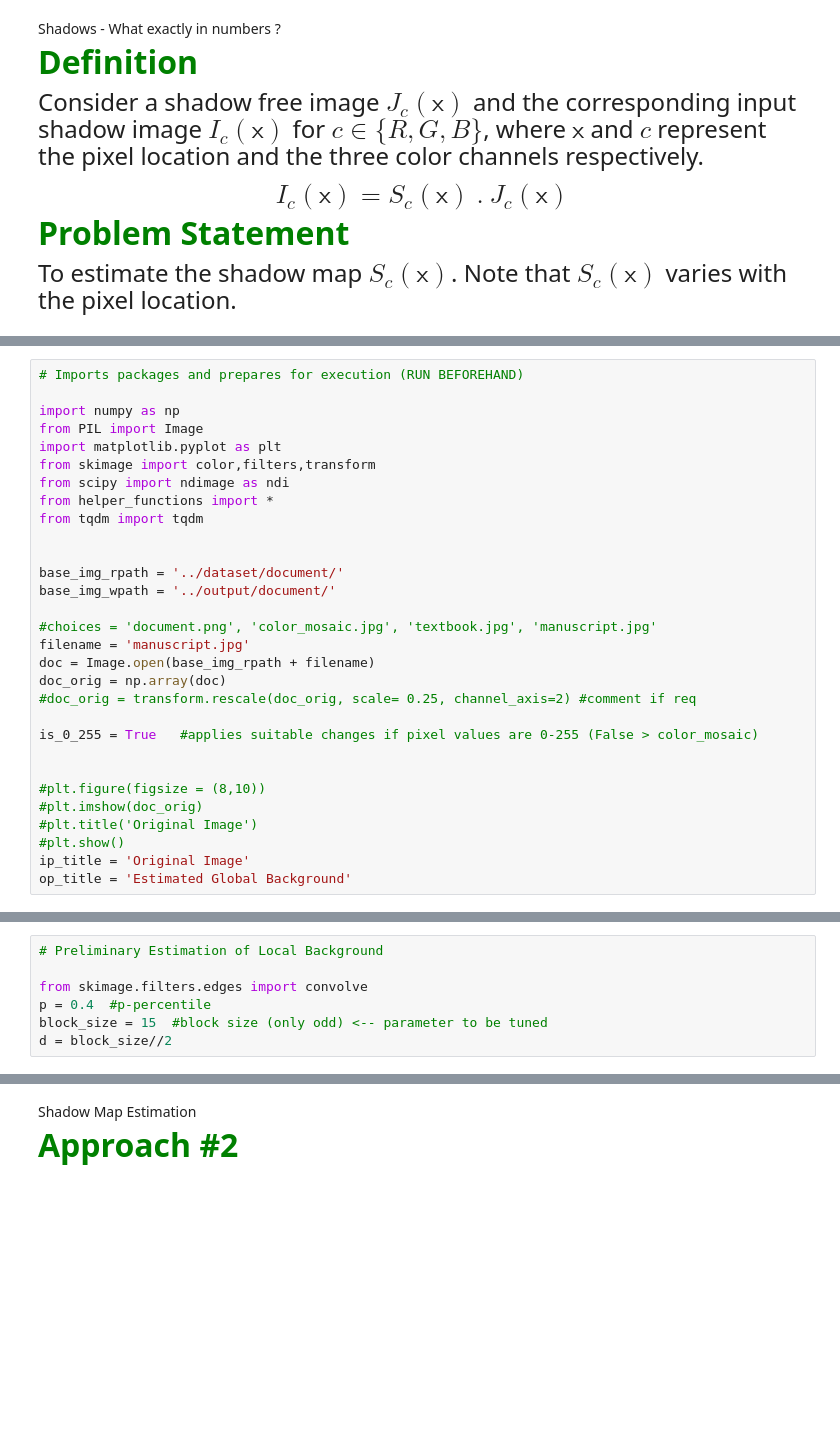
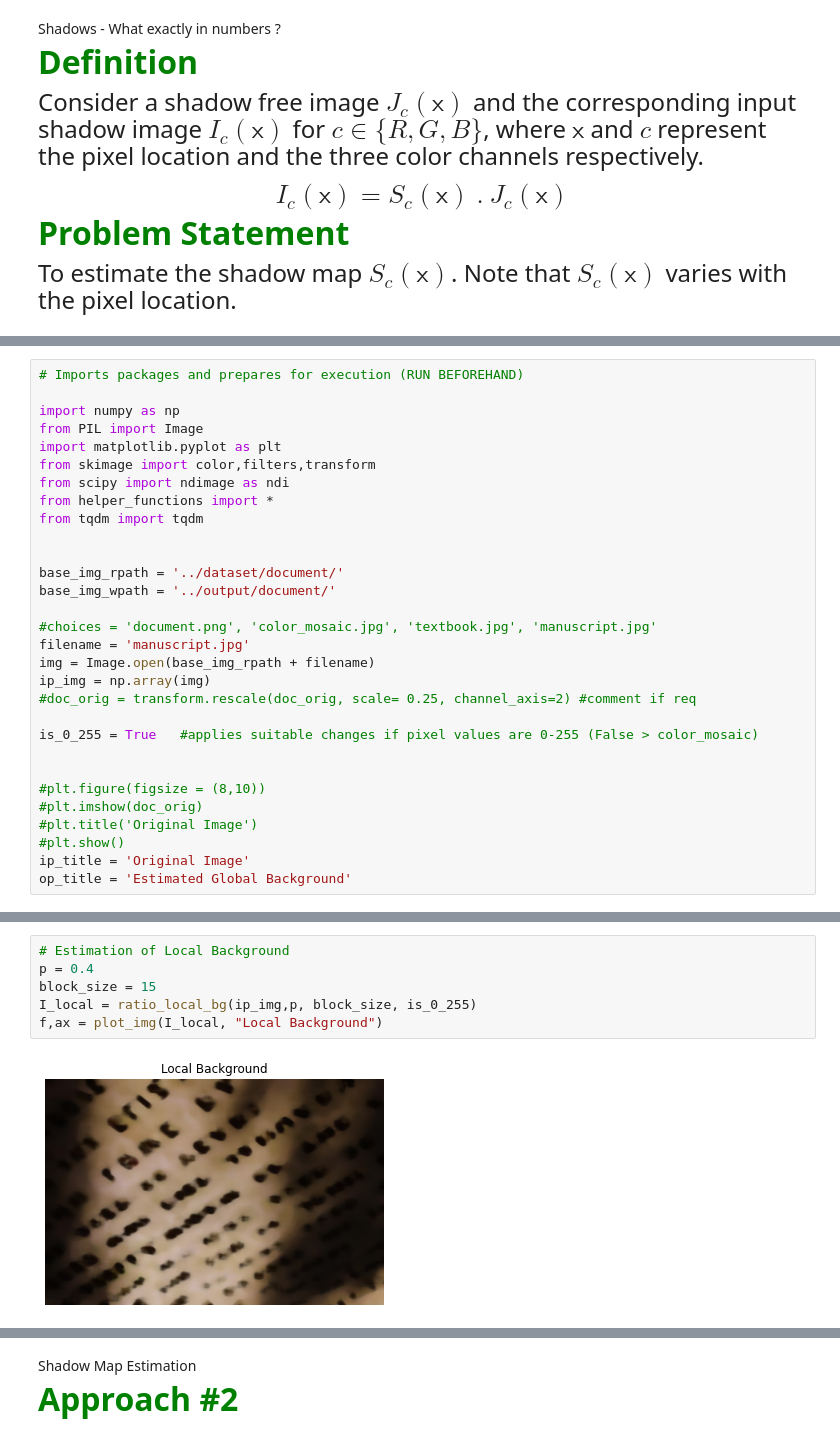
Before and after one commit to monsij/Shadow-Removal, a Jupyter notebook: notebooks/presentation.ipynb, the cells around one changed output, grey strips where cells are left out. Drawn from its saved outputs; the diff is of its cells as text; blank space fills up the shorter version.

```diff
--- a/notebooks/presentation.ipynb
+++ b/notebooks/presentation.ipynb
@@ -47,8 +47,8 @@ base_img_wpath = '../output/document/'
 
 #choices = 'document.png', 'color_mosaic.jpg', 'textbook.jpg', 'manuscript.jpg'
 filename = 'manuscript.jpg'
-doc = Image.open(base_img_rpath + filename)
-doc_orig = np.array(doc)
+img = Image.open(base_img_rpath + filename)
+ip_img = np.array(img)
 #doc_orig = transform.rescale(doc_orig, scale= 0.25, channel_axis=2) #comment if req
 
 is_0_255 = True   #applies suitable changes if pixel values are 0-255 (False > color_mosaic)
@@ -78,11 +78,12 @@ f,ax = show_img_compare(doc_orig, I_global, ip_title, op_title)
 # %% [output]
 [figure]
 # %%
-# Preliminary Estimation of Local Background
-
-from skimage.filters.edges import convolve
-p = 0.4  #p-percentile
-block_size = 15  #block size (only odd) <-- parameter to be tuned
-d = block_size//2
+# Estimation of Local Background
+p = 0.4
+block_size = 15
+I_local = ratio_local_bg(ip_img,p, block_size, is_0_255)
+f,ax = plot_img(I_local, "Local Background")
+# %% [output]
+[figure, added]
 # %%
 # Refined Estimation of Local Background
```
Also changed, not shown: parts of 3 cells of this notebook, 2 other files.
